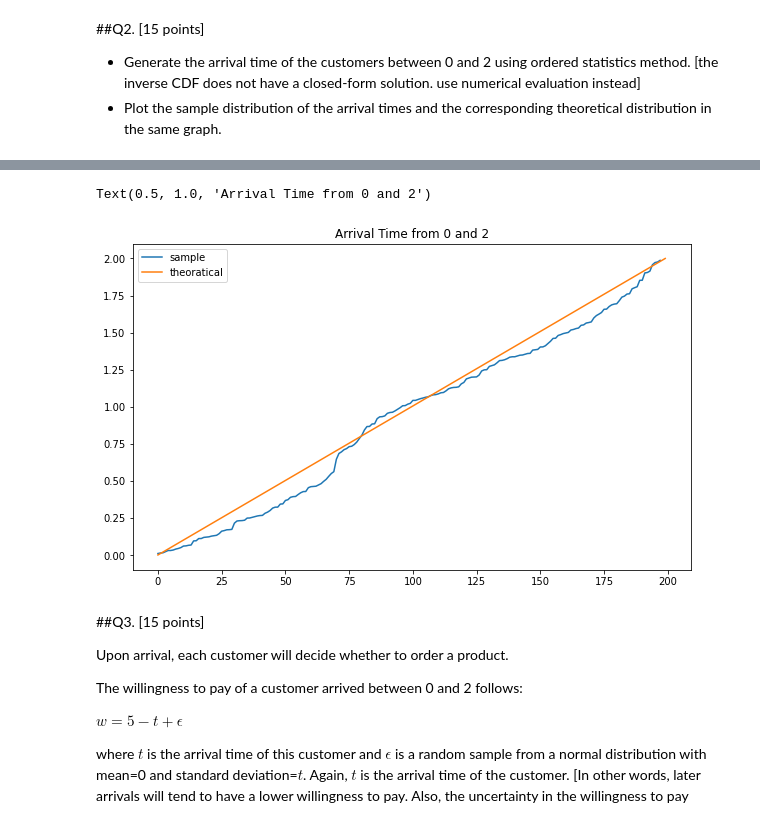
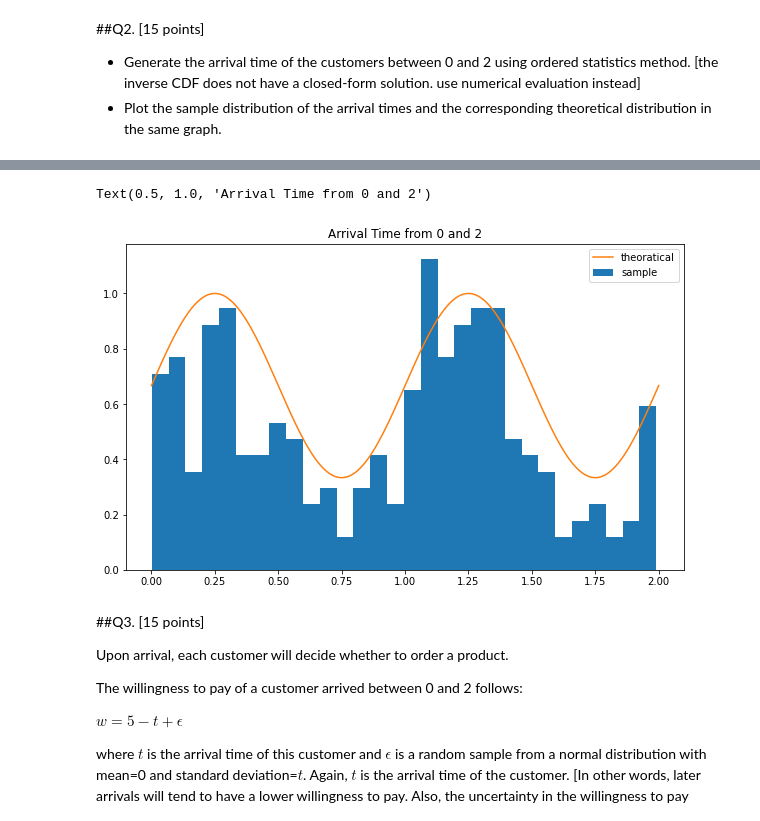
Before and after one commit to r50206v/E4404-Simulation, a Jupyter notebook: hw/Yi_Ping_Tseng_HW4_(IEOR_4404_Fall_2020).ipynb, the cells around one changed output, grey strips where cells are left out. Cells and saved outputs as stored; diff of their text form; code cells hidden in the pictures.

Commit message:
[BUGFIX] fix the plot of distribution

```diff
--- a/hw/Yi_Ping_Tseng_HW4_(IEOR_4404_Fall_2020).ipynb
+++ b/hw/Yi_Ping_Tseng_HW4_(IEOR_4404_Fall_2020).ipynb
@@ -242,13 +242,14 @@ def sympy_invcdf(T):
 arrivals = sympy_invcdf(2)
 # %%
 plt.figure(figsize=(10, 6))
-plt.plot(range(len(arrivals)), arrivals, label='sample')
-plt.plot(range(200), np.linspace(0, 2, 200), label='theoratical')
+plt.hist(arrivals, density=True, label='sample', bins=30)
+x = np.linspace(0, 2, 200)
+plt.plot(x, 50 * (np.sin(2 * np.pi * x) + 2)/max_lambda, label='theoratical')
 plt.legend()
 plt.title('Arrival Time from 0 and 2')
 # %% [output]
 Text(0.5, 1.0, 'Arrival Time from 0 and 2')
-[figure, old version]
+[figure, new version]
 # %% [markdown]
 ##Q3. [15 points]
 
```
Also changed, not shown: parts of 8 cells of this notebook.
